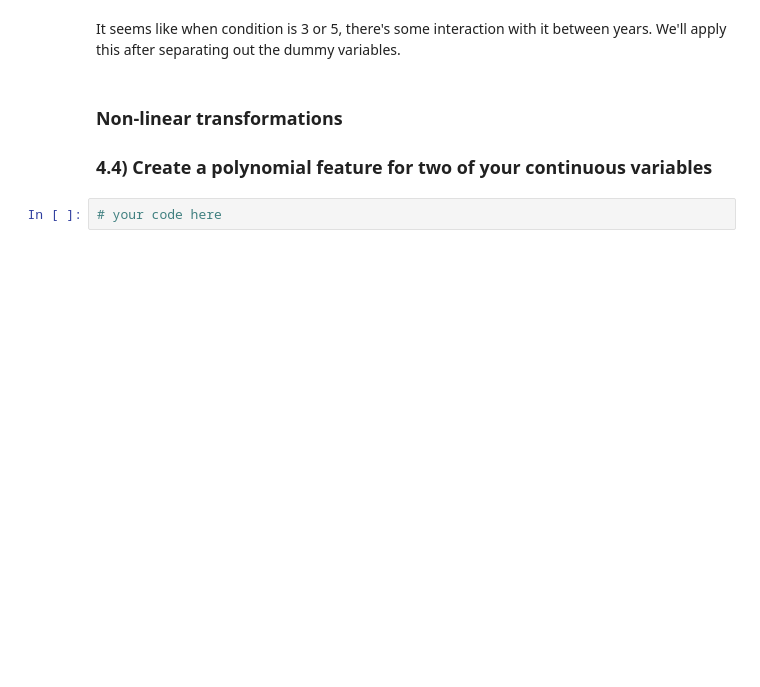
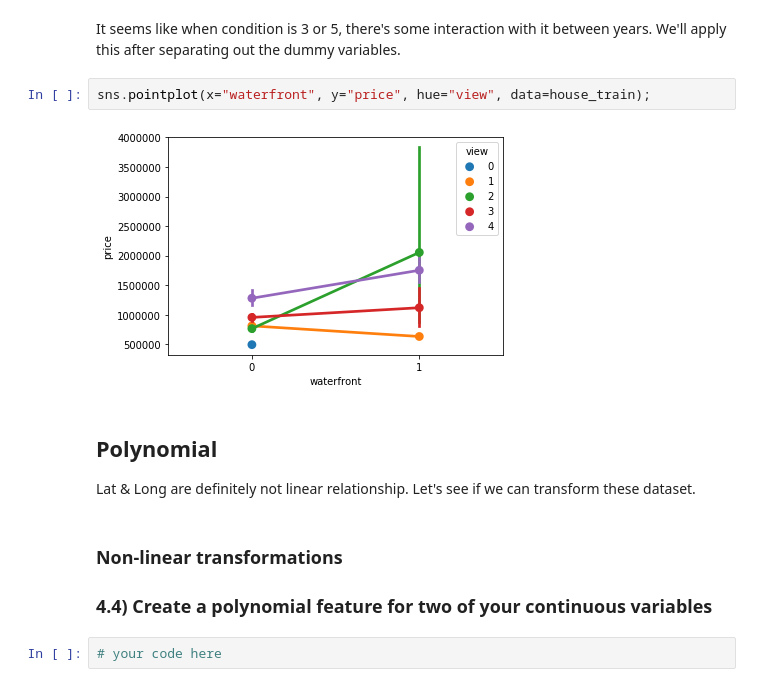
Before and after one commit to stereopickle/housing_price_bakeoff, a Jupyter notebook: Applied_practice.ipynb, the cells around one changed output. Cells and saved outputs as stored; diff of their text form; blank space fills up the shorter version.

```diff
--- a/Applied_practice.ipynb
+++ b/Applied_practice.ipynb
@@ -303,5 +349,12 @@ sns.lmplot(x="year_old", y="price", hue="condition",
 # %% [markdown]
 It seems like when condition is 3 or 5, there's some interaction with it between years. We'll apply this after separating out the dummy variables.
+# %%
+sns.pointplot(x="waterfront", y="price", hue="view", data=house_train);
+# %% [output]
+[figure, added]
+# %% [markdown]
+## Polynomial
+Lat & Long are definitely not linear relationship. Let's see if we can transform these dataset.
 # %% [markdown]
 ### Non-linear transformations
 
```
Also changed, not shown: parts of 22 cells of this notebook.
